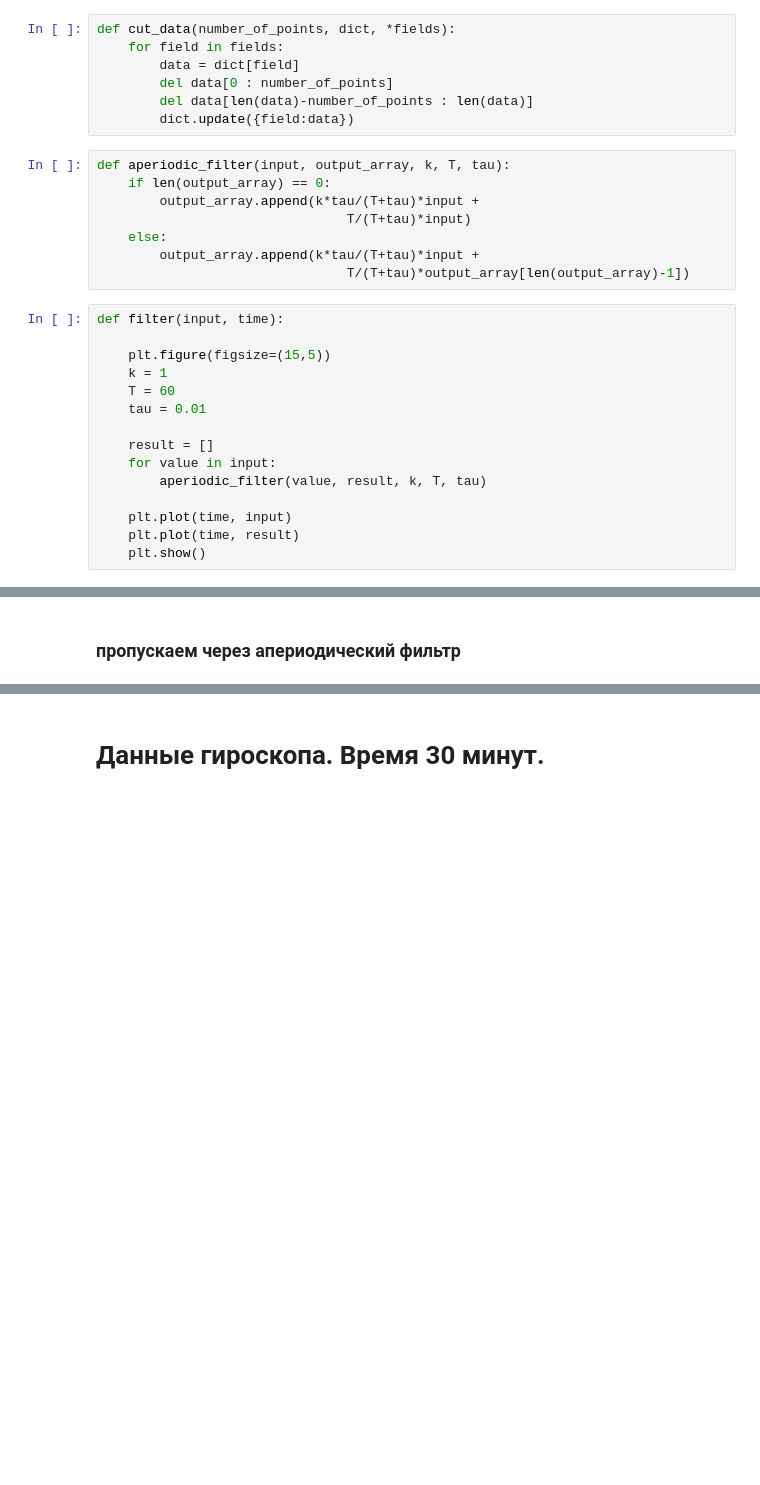
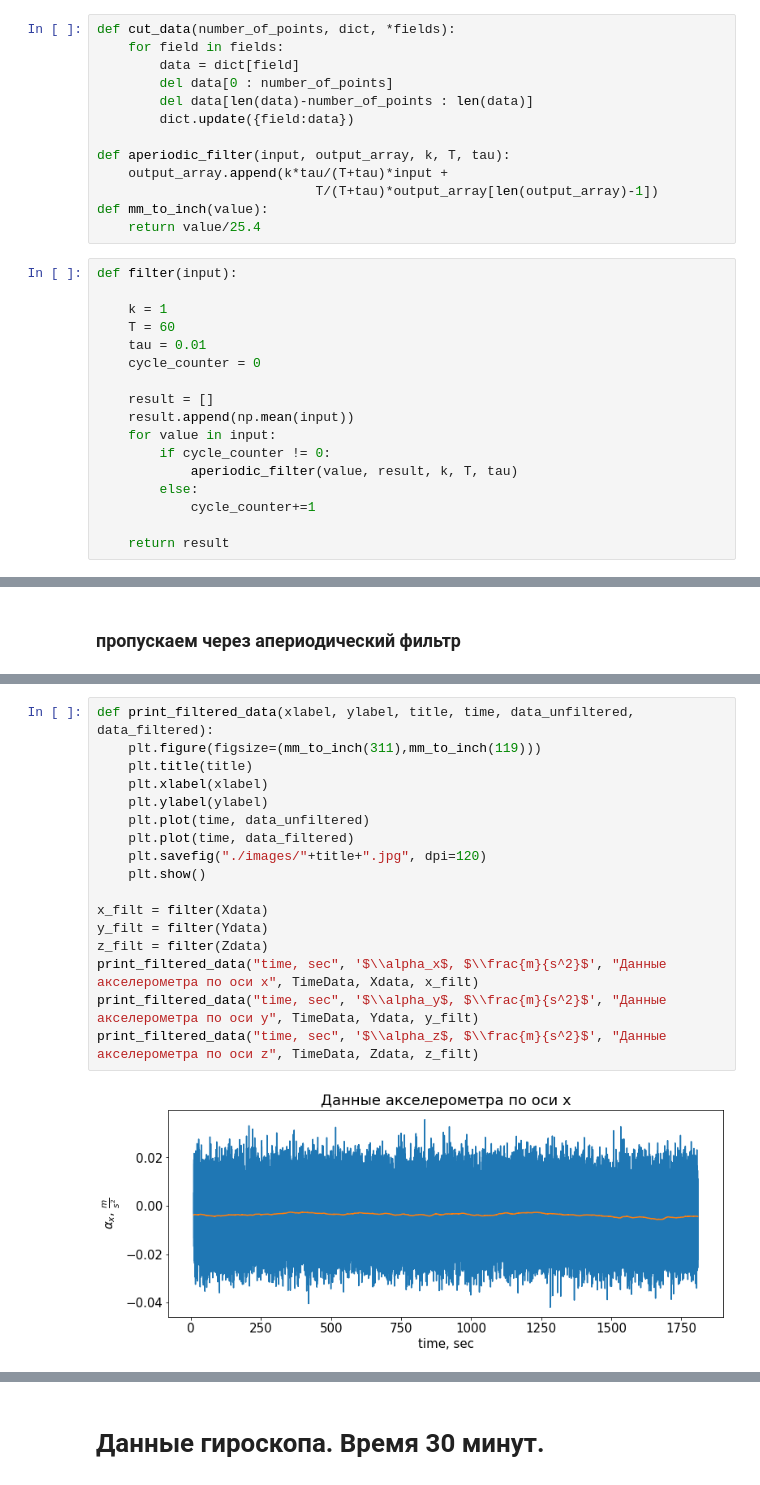
Before and after one commit to 41Mo/InsSim, a Jupyter notebook: Sensor analysis.ipynb, the cells around one changed output, grey strips where cells are left out. Cells and saved outputs as stored; diff of their text form; blank space fills up the shorter version.

Commit message:
added saving filtered data output

```diff
--- a/Sensor analysis.ipynb
+++ b/Sensor analysis.ipynb
@@ -56,29 +56,29 @@ def cut_data(number_of_points, dict, *fields):
         del data[0 : number_of_points]
         del data[len(data)-number_of_points : len(data)]
         dict.update({field:data})
+
+def aperiodic_filter(input, output_array, k, T, tau):
+    output_array.append(k*tau/(T+tau)*input +
+                            T/(T+tau)*output_array[len(output_array)-1])
+def mm_to_inch(value):
+    return value/25.4
-# %%
-def aperiodic_filter(input, output_array, k, T, tau):
-    if len(output_array) == 0:
-        output_array.append(k*tau/(T+tau)*input +
-                                T/(T+tau)*input)
-    else:
-        output_array.append(k*tau/(T+tau)*input +
-                                T/(T+tau)*output_array[len(output_array)-1])
 # %%
-def filter(input, time):
+def filter(input):
 
-    plt.figure(figsize=(15,5))
     k = 1
     T = 60
     tau = 0.01
+    cycle_counter = 0
 
     result = []
+    result.append(np.mean(input))
     for value in input:
-        aperiodic_filter(value, result, k, T, tau)
+        if cycle_counter != 0:
+            aperiodic_filter(value, result, k, T, tau)
+        else:
+            cycle_counter+=1
 
-    plt.plot(time, input)
-    plt.plot(time, result)
-    plt.show()
+    return result
 # %% [markdown]
 # Данные акселероментра. Время 30 минут.
 # %%
@@ -129,0 +122,19 @@ filter(Zdata, TimeData)
+# %%
+def print_filtered_data(xlabel, ylabel, title, time, data_unfiltered, data_filtered):
+    plt.figure(figsize=(mm_to_inch(311),mm_to_inch(119)))
+    plt.title(title)
+    plt.xlabel(xlabel)
+    plt.ylabel(ylabel)
+    plt.plot(time, data_unfiltered)
+    plt.plot(time, data_filtered)
+    plt.savefig("./images/"+title+".jpg", dpi=120)
+    plt.show()
+
+x_filt = filter(Xdata)
+y_filt = filter(Ydata)
+z_filt = filter(Zdata)
+print_filtered_data("time, sec", '$\\alpha_x$, $\\frac{m}{s^2}$', "Данные акселерометра по оси x", TimeData, Xdata, x_filt)
+print_filtered_data("time, sec", '$\\alpha_y$, $\\frac{m}{s^2}$', "Данные акселерометра по оси y", TimeData, Ydata, y_filt)
+print_filtered_data("time, sec", '$\\alpha_z$, $\\frac{m}{s^2}$', "Данные акселерометра по оси z", TimeData, Zdata, z_filt)
+# %% [output]
+[figure, added]
```
Also changed, not shown: parts of 4 cells of this notebook, 1 other file.
